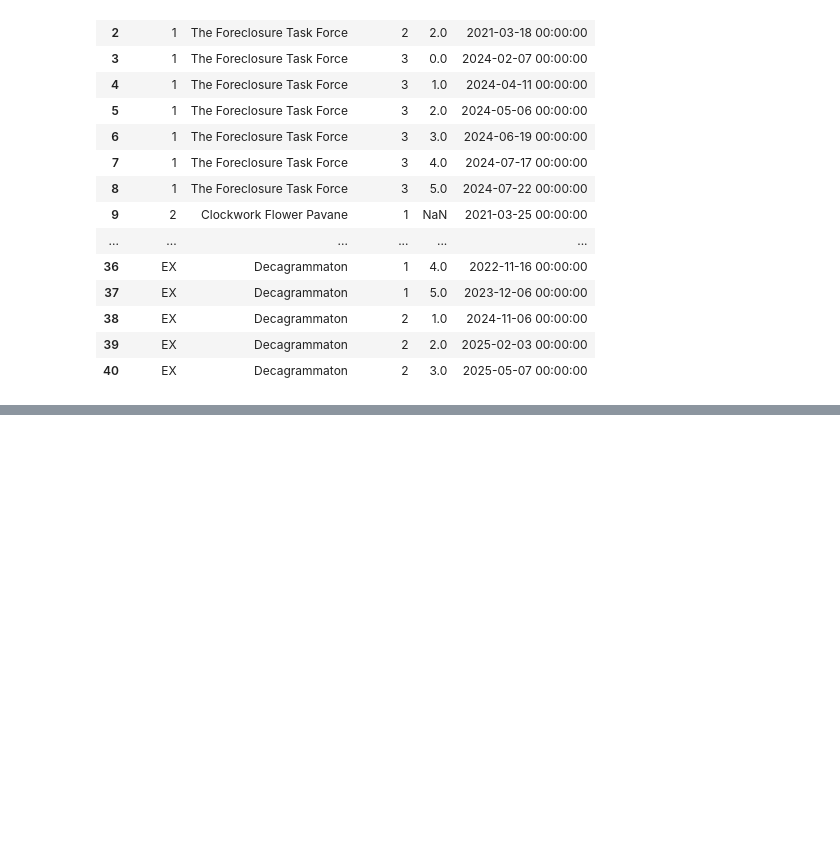
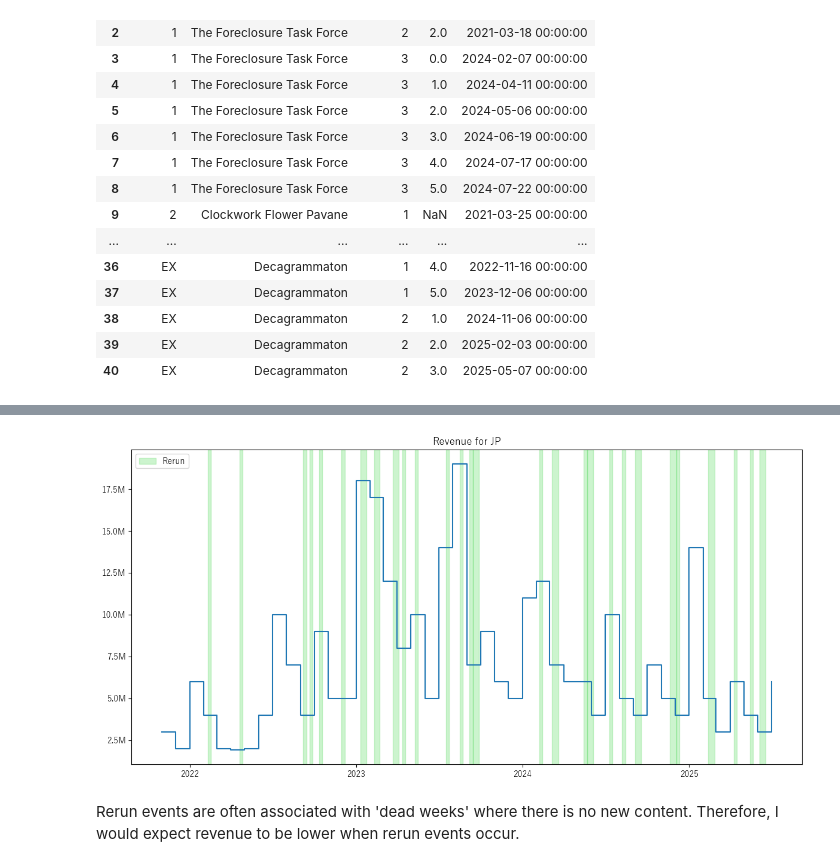
Before and after one commit to willowisp01/blue-archive-forecasting, a Jupyter notebook: analysis.ipynb, the cells around one changed output, grey strips where cells are left out. Saved outputs shown, nothing was run; the diff lists cells and outputs as text; code cells hidden in the pictures; blank space fills up the shorter version.

```diff
--- a/analysis.ipynb
+++ b/analysis.ipynb
@@ -459,0 +503,31 @@ plot_revenue_yearly(revenue, events_df=story_jp, custom_plotter=story_plotter)
+# %%
+def event_plotter(ax: matplotlib.axes.Axes, event_df: pd.DataFrame, label: bool = False):
+    '''
+    A helper to plot game events on the yearly chart.
+
+    Parameters
+    ----------
+    ax : matplotlib.axes.Axes
+        The axes on which to plot the banners.
+    event_df : pd.DataFrame
+        df containing game event information.
+    label: Whether to label the banners.
+        Too much labelling might be a little messy.
+    '''
+
+    labelled_events = set()
+
+    for _, row in event_df.iterrows():
+        event_type = classify_event(row['Notes'])
+        if event_type not in labelled_events:
+            ax.axvspan(row['Start date'], row['End date'], color=EVENT_COLORS.get(event_type, 'gray'), alpha=0.3, label=event_type)
+            labelled_events.add(event_type)
+        else:
+            ax.axvspan(row['Start date'], row['End date'], color=EVENT_COLORS.get(event_type, 'gray'), alpha=0.3)
+# %%
+rerun_events = event_jp[event_jp['Notes'].apply(classify_event) == 'Rerun']
+plot_revenue_yearly(revenue, events_df=rerun_events, step=True, custom_plotter=event_plotter, legend=True)
+# %% [output]
+[figure, added]
+# %% [markdown]
+Rerun events are often associated with 'dead weeks' where there is no new content. Therefore, I would expect revenue to be lower when rerun events occur.
```
Also changed, not shown: parts of 13 cells of this notebook.
